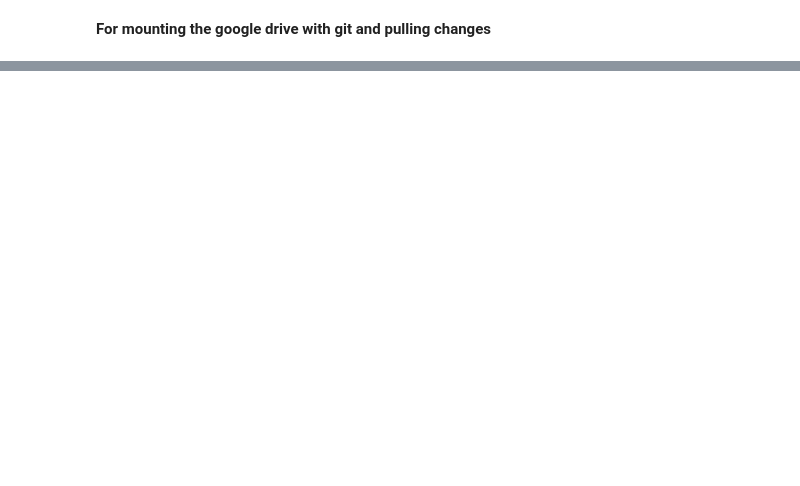
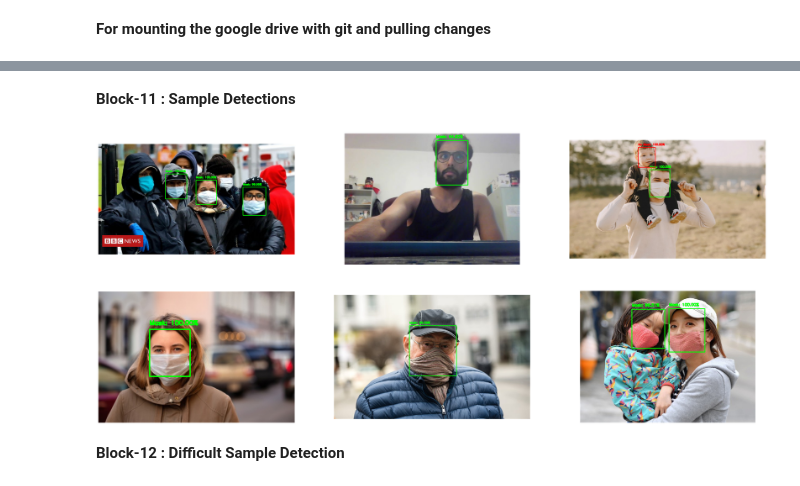
Before and after one commit to Vishal14sw20/Facial-Mask-Detection, a Jupyter notebook: Demo.ipynb, the cells around one changed output, grey strips where cells are left out. Saved outputs shown, nothing was run; the diff lists cells and outputs as text; code cells hidden in the pictures; blank space fills up the shorter version.

```diff
--- a/Demo.ipynb
+++ b/Demo.ipynb
@@ -71,6 +2,0 @@ AUC: 0.99
-# %%
-plt.figure(figsize=(36,16))
-for i in range(6):
-    plt.subplot(2,3,str(i))
-    img=Architecture.mask_detection_on_image(str(i)+".jpg")
-    plt.imshow(img)
@@ -134,0 +115,12 @@ Test.show_img(image_file)
+# %% [markdown]
+**Block-11 : Sample Detections**
+# %%
+#To check the result of testing our model on some sample images
+plt.figure(figsize=(36,16))
+for i in range(6):
+    plt.subplot(2,3,i+1)
+    Test.show_img(str(i+1)+".jpg")
+# %% [output]
+[figure, added]
+# %% [markdown]
+**Block-12 : Difficult Sample Detection**
```
Also changed, not shown: parts of 39 cells of this notebook, 6 other files.
